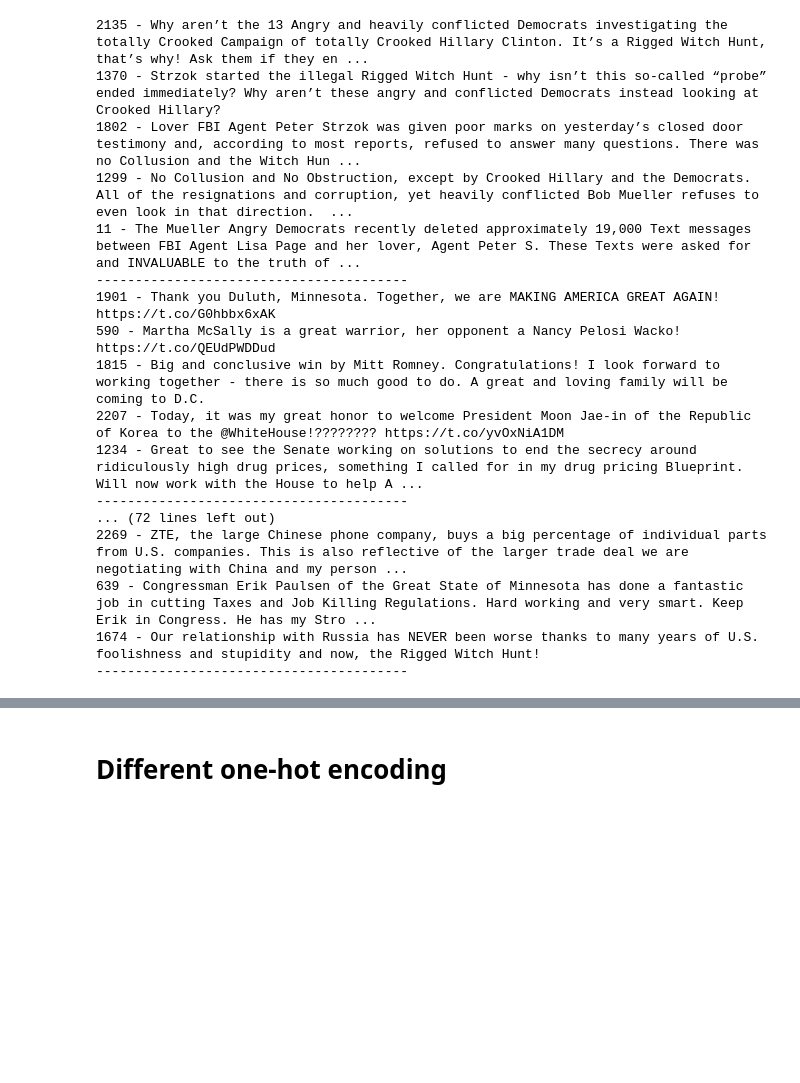
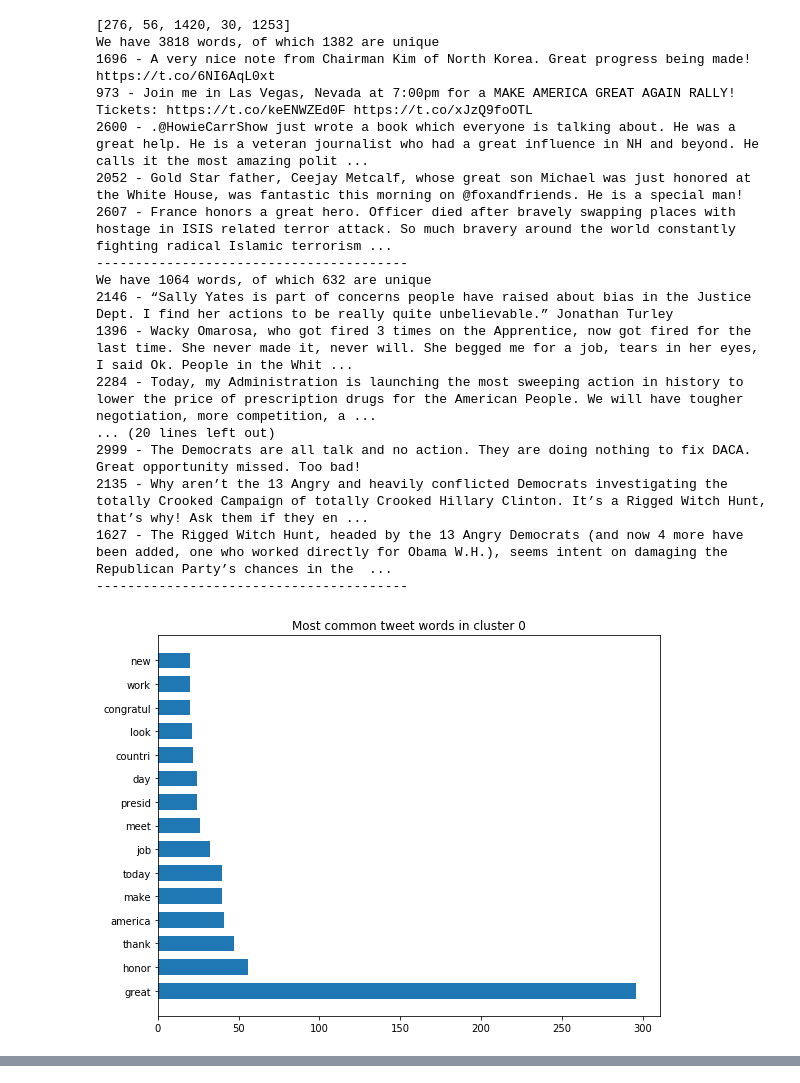
Before and after one commit to RojerGS/DataScience, a Jupyter notebook: TrumpTweetsClustering/oneHotPCA.ipynb, the cells around one changed output, grey strips where cells are left out. Drawn from its saved outputs; the diff is of its cells as text; code cells hidden in the pictures; blank space fills up the shorter version.

```diff
--- a/TrumpTweetsClustering/oneHotPCA.ipynb
+++ b/TrumpTweetsClustering/oneHotPCA.ipynb
@@ -203,35 +255,34 @@ Cluster size has std dev 437.35823441043334
 # %%
 # from the prints above, this should give a "small" number
 # of clusters while also mantaining them as evenly sized as possible
 reduced = get_pca(11)
 # apply the DBSCAN algorithm to the reduced data
-dbscan = DBSCAN().fit(reduced)
+dbscan = DBSCAN(min_samples=10).fit(reduced)
 dbscan_clusters = [[] for i in range(max(dbscan.labels_+1))]
 for idx, lbl in enumerate(dbscan.labels_):
     dbscan_clusters[lbl].append(idx)
 
-random.seed(345234)
+print(list(map(len, dbscan_clusters)))
+
+random.seed(3452314)
 # take some random tweets from every cluster
-for cluster in dbscan_clusters:
-    some_tweet_idx = random.sample(cluster, min(5, len(cluster)))
-    for idx in some_tweet_idx:
-        print(str(idx) + " - " + text_tweets["text"][idx])
-    print("-"*40)
+explore_clusters(dbscan_clusters)
 # %% [output]
+[276, 56, 1420, 30, 1253]
+We have 3818 words, of which 1382 are unique
+1696 - A very nice note from Chairman Kim of North Korea. Great progress being made! https://t.co/6NI6AqL0xt
+973 - Join me in Las Vegas, Nevada at 7:00pm for a MAKE AMERICA GREAT AGAIN RALLY! Tickets: https://t.co/keENWZEd0F https://t.co/xJzQ9foOTL
+2600 - .@HowieCarrShow just wrote a book which everyone is talking about. He was a great help. He is a veteran journalist who had a great influence in NH and beyond. He calls it the most amazing polit ...
+2052 - Gold Star father, Ceejay Metcalf, whose great son Michael was just honored at the White House, was fantastic this morning on @foxandfriends. He is a special man!
+2607 - France honors a great hero. Officer died after bravely swapping places with hostage in ISIS related terror attack. So much bravery around the world constantly fighting radical Islamic terrorism ...
+----------------------------------------
+We have 1064 words, of which 632 are unique
+2146 - “Sally Yates is part of concerns people have raised about bias in the Justice Dept. I find her actions to be really quite unbelievable.” Jonathan Turley
+1396 - Wacky Omarosa, who got fired 3 times on the Apprentice, now got fired for the last time. She never made it, never will. She begged me for a job, tears in her eyes, I said Ok. People in the Whit ...
+2284 - Today, my Administration is launching the most sweeping action in history to lower the price of prescription drugs for the American People. We will have tougher negotiation, more competition, a ...
+... (20 lines left out)
+2999 - The Democrats are all talk and no action. They are doing nothing to fix DACA. Great opportunity missed. Too bad!
 2135 - Why aren’t the 13 Angry and heavily conflicted Democrats investigating the totally Crooked Campaign of totally Crooked Hillary Clinton. It’s a Rigged Witch Hunt, that’s why! Ask them if they en ...
-1370 - Strzok started the illegal Rigged Witch Hunt - why isn’t this so-called “probe” ended immediately? Why aren’t these angry and conflicted Democrats instead looking at Crooked Hillary?
-1802 - Lover FBI Agent Peter Strzok was given poor marks on yesterday’s closed door testimony and, according to most reports, refused to answer many questions. There was no Collusion and the Witch Hun ...
-1299 - No Collusion and No Obstruction, except by Crooked Hillary and the Democrats. All of the resignations and corruption, yet heavily conflicted Bob Mueller refuses to even look in that direction.  ...
-11 - The Mueller Angry Democrats recently deleted approximately 19,000 Text messages between FBI Agent Lisa Page and her lover, Agent Peter S. These Texts were asked for and INVALUABLE to the truth of ...
+1627 - The Rigged Witch Hunt, headed by the 13 Angry Democrats (and now 4 more have been added, one who worked directly for Obama W.H.), seems intent on damaging the Republican Party’s chances in the  ...
 ----------------------------------------
-1901 - Thank you Duluth, Minnesota. Together, we are MAKING AMERICA GREAT AGAIN! https://t.co/G0hbbx6xAK
-590 - Martha McSally is a great warrior, her opponent a Nancy Pelosi Wacko! https://t.co/QEUdPWDDud
-1815 - Big and conclusive win by Mitt Romney. Congratulations! I look forward to working together - there is so much good to do. A great and loving family will be coming to D.C.
-2207 - Today, it was my great honor to welcome President Moon Jae-in of the Republic of Korea to the @WhiteHouse!???????? https://t.co/yvOxNiA1DM
-1234 - Great to see the Senate working on solutions to end the secrecy around ridiculously high drug prices, something I called for in my drug pricing Blueprint. Will now work with the House to help A ...
-----------------------------------------
-... (72 lines left out)
-2269 - ZTE, the large Chinese phone company, buys a big percentage of individual parts from U.S. companies. This is also reflective of the larger trade deal we are negotiating with China and my person ...
-639 - Congressman Erik Paulsen of the Great State of Minnesota has done a fantastic job in cutting Taxes and Job Killing Regulations. Hard working and very smart. Keep Erik in Congress. He has my Stro ...
-1674 - Our relationship with Russia has NEVER been worse thanks to many years of U.S. foolishness and stupidity and now, the Rigged Witch Hunt!
-----------------------------------------
+[figure, added]
@@ -238,2 +292,0 @@ for cluster in dbscan_clusters:
-# %% [markdown]
-<h1>Different one-hot encoding</h1>
```
Also changed, not shown: parts of 10 cells of this notebook, 1 other file.
